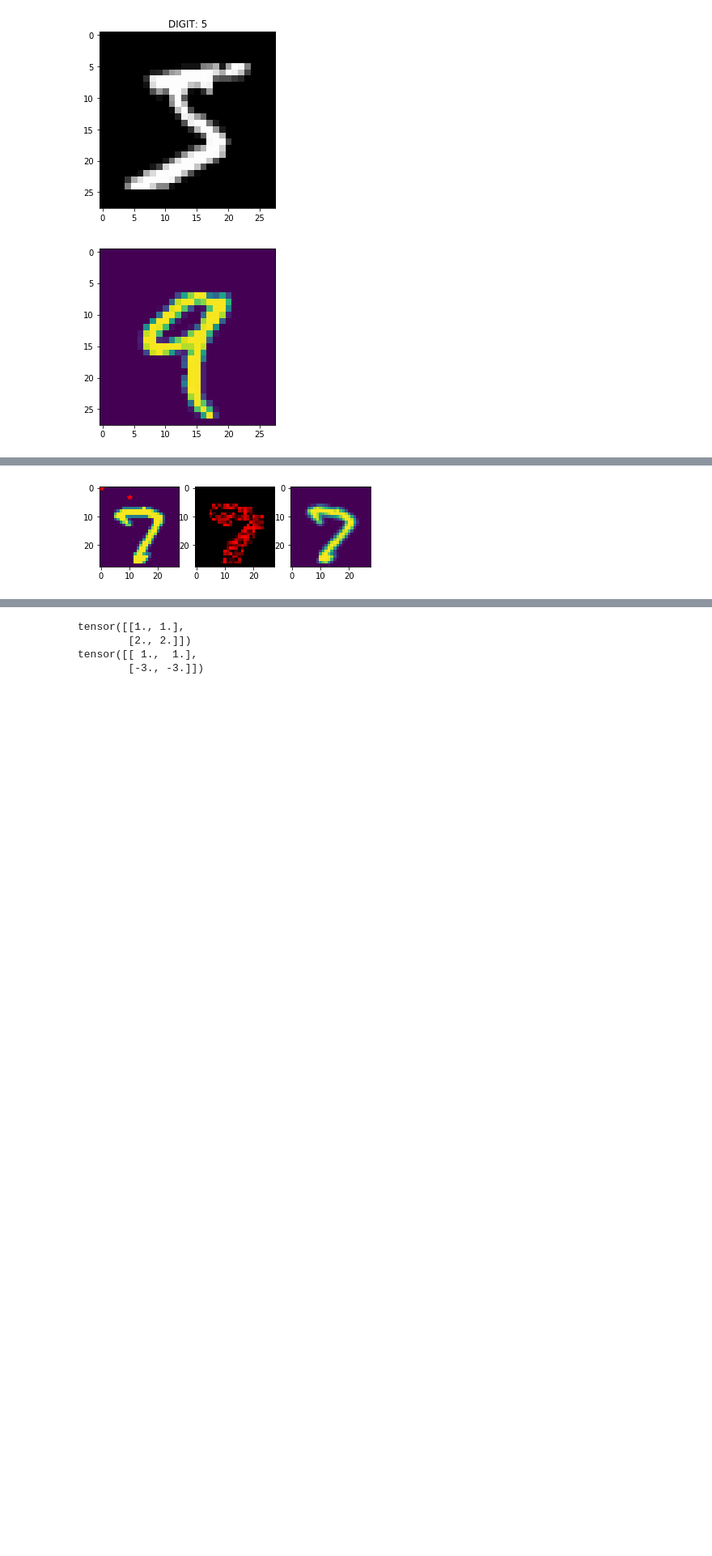
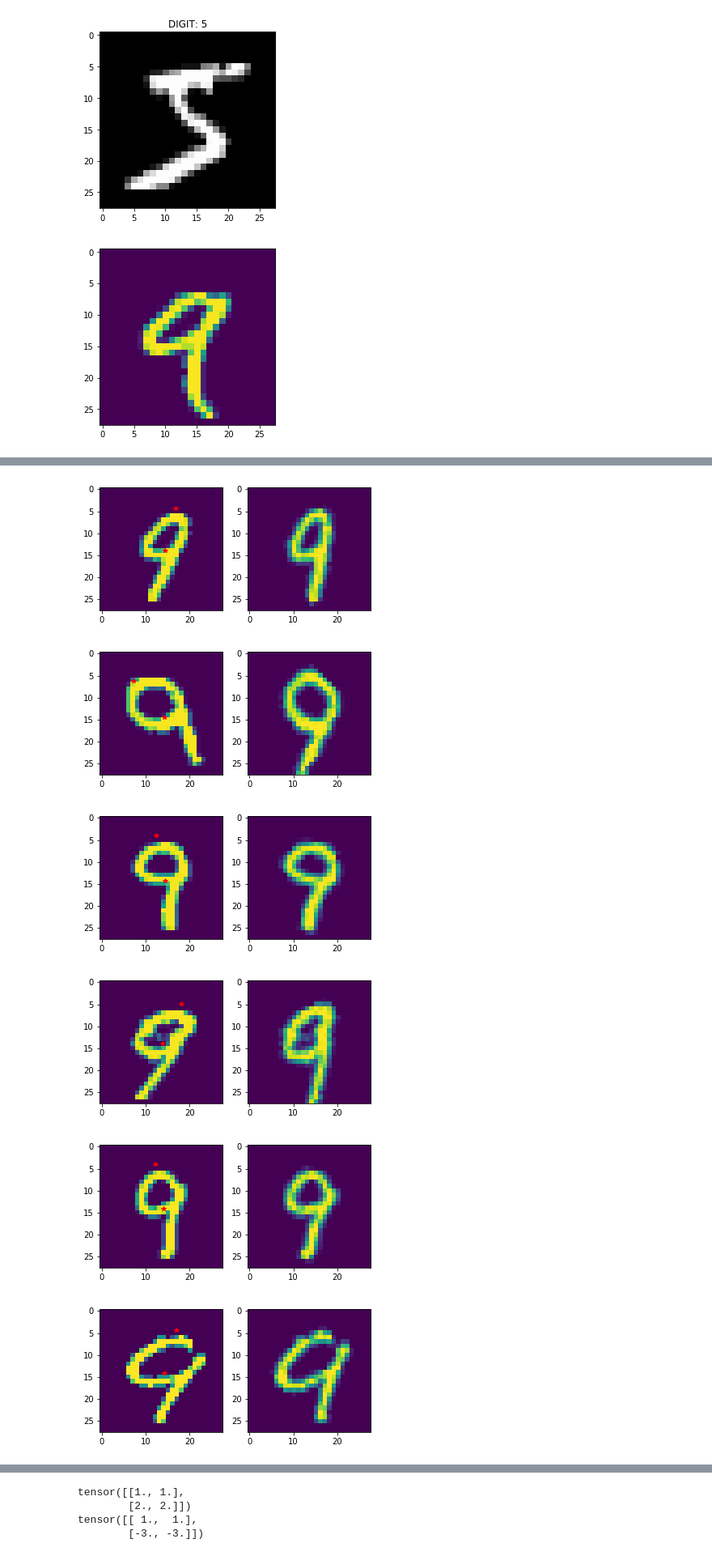
Before and after one commit to rsimmons1/WhiteningNN, a Jupyter notebook: WhiteningNN.ipynb, the cells around one changed output, grey strips where cells are left out. Shown at 81% size. Drawn from its saved outputs; the diff is of its cells as text; code cells hidden in the pictures; blank space fills up the shorter version.

```diff
--- a/WhiteningNN.ipynb
+++ b/WhiteningNN.ipynb
@@ -353,14 +350,14 @@ def weighted_pca(coord_mat):
     weighted_cov = torch.mm(centered_mat, torch.mm(weight_mat, torch.t(centered_mat) )) / weights_sum
     u,e,v = torch.svd(weighted_cov)
     eig_val = torch.sqrt(e)
-#     if u[1,0] < 0:
+    rotation = rot_mat(pi).float()
+    print("U first vec:", u[:, 0])
+    if u[1,0] < 0:
+        u = torch.matmul(rotation, u)
+#         pass
 #         eig_val[0] = -1
 #     else:
 #         eig_val[0] = 1
-#     if u[0,1] < 0:
-#         eig_val[1] = -1
-#     else:
-#         eig_val[1] = 1
     print("U:", u)
     scale_mat = torch.Tensor([[eig_val[0], 0],
                               [0, eig_val[1]]])
@@ -368,22 +365,40 @@ def weighted_pca(coord_mat):
 #     rotation_mat = torch.t(rotation_mat)
     return u, scale_mat, mean_x, mean_y
 
+class KernelCompress(torch.nn.Module):
+    def __init__(self, in_channels):
+        super(KernelCompress, self).__init__()
+        self.conv2d = torch.nn.Conv2d(in_channels, 1, 1)   # hidden layer
+        self.conv2d.weight = torch.nn.Parameter(torch.ones(1,in_channels,1,1))
+
+    def forward(self, x):
+        x = self.conv2d(x)
+        return x
 
 
 def rot_mat(theta):
-    c, s = np.cos(theta), np.sin(theta)
-    R = np.array(((c,-s), (s, c)))
+    theta = torch.Tensor([theta])
+    c, s = torch.cos(theta), torch.sin(theta)
+    R = torch.Tensor(((c,-s), (s, c)))
     return R
 
-for x in range(1):
-    index = np.random.randint(200)
+compress = KernelCompress(3)
+target_val = 9
+for x in range(12):
+    index = np.random.randint(2000)
+    while y_train_mnist[index][0].numpy() != target_val:
+        index = np.random.randint(2000)
+#     index = 59
     print(index)
-    x_example1 = x_train_mnist[index]
-    x_example1 = x_train_mnist[index]
-    x_example1 = x_train_mnist[index]
+#     x_example1 = x_train_mnist[index]
+#     x_example1 = x_train_mnist[index]
+    x_example = x_train_mnist[index]
     x_batch = x_example.view(1, 1, 28, 28)
-    padding = torch.zeros(2, 1, 28, 28)
-    x_batch = torch.cat((x_batch, padding), 0)
+    padding = torch.zeros(1, 2, 28, 28)
+    x_batch = torch.cat((x_batch, padding), 1)
+    x_batch = compress(x_batch)
+    print("XBATCH TYPE", type(x_batch))
+    print("XBATCH SHAPE:", x_batch.shape)
 
     num_channels = x_batch.shape[0]
     theta = torch.zeros(num_channels, 2, 3)
@@ -396,31 +411,31 @@ for x in range(1):
         rot, scale, mean_x, mean_y = weighted_pca(x_batch_coord)
         print(rot[0][1], rot[0][0])
         rot_lambda = torch.atan2(rot[0][1], rot[0][0])
-        print("LAMBDA:", np.degrees(rot_lambda))
+#         print("LAMBDA:", np.degrees(rot_lambda))
         diff_angle = ((pi / 2) - rot_lambda)
-        print("DIFF LAMBDA:", np.degrees(diff_angle))
+#         print("DIFF LAMBDA:", np.degrees(diff_angle))
 
 
-        rotation = torch.from_numpy(rot_mat(diff_angle))
+        rotation = rot_mat(diff_angle).float()
 
         theta[channel_num, :2, :2] = rotation
         print(rot, scale, mean_x, mean_y)
 
-    fig, ax = plt.subplots(1, 3)
+    fig, ax = plt.subplots(1, 2)
 
     print("THETA SHAPE:", theta.shape)
-    print("XBATCH SHAPE:", x_batch.shape)
+
     grid = F.affine_grid(theta, x_batch.size())
     x = F.grid_sample(x_batch, grid)
-    x = x.view(3, 28, 28)
+    x = x.view(1, 28, 28)
     x = x.permute(1, 2, 0)
-    print("Results Shape:", x[0][0].shape)
+    print("Results Shape:", x[0].shape)
 
-    x_batch = x_batch.view(3, 28, 28)
+    x_batch = x_batch.view(1, 28, 28)
     x_batch = x_batch.permute(1, 2, 0)
-    ax[0].imshow(x_batch[:, :, 0].numpy())
-    ax[1].imshow(x[:,:,:])
-    ax[2].imshow(x[:,:,0])
-    ax[0].plot(mean_x, mean_y, 'r*')
-    ax[0].plot(mean_x+rot[0][0]*10, x[0][0].shape[0] - (mean_y+rot[0][1]*10), 'r*')
+    ax[0].imshow(x_batch[:, :, 0].data)
+    ax[1].imshow(x[:,:,0].data)
+#     ax[2].imshow(x[:,:,0].data)
+    ax[0].plot(mean_x.data, mean_y.data, 'r*')
+    ax[0].plot(mean_x.data+rot[0][0].data*10, x.data[0].shape[0] - (mean_y.data+rot.data[0][1]*10), 'r*')
 # %% [output]
@@ -444 +459,6 @@ Results Shape: torch.Size([3])
-[figure, old version]
+[figure, new version]
+[figure, added]
+[figure, added]
+[figure, added]
+[figure, added]
+[figure, added]
```
Also changed, not shown: parts of 3 cells of this notebook, 1 other file.
